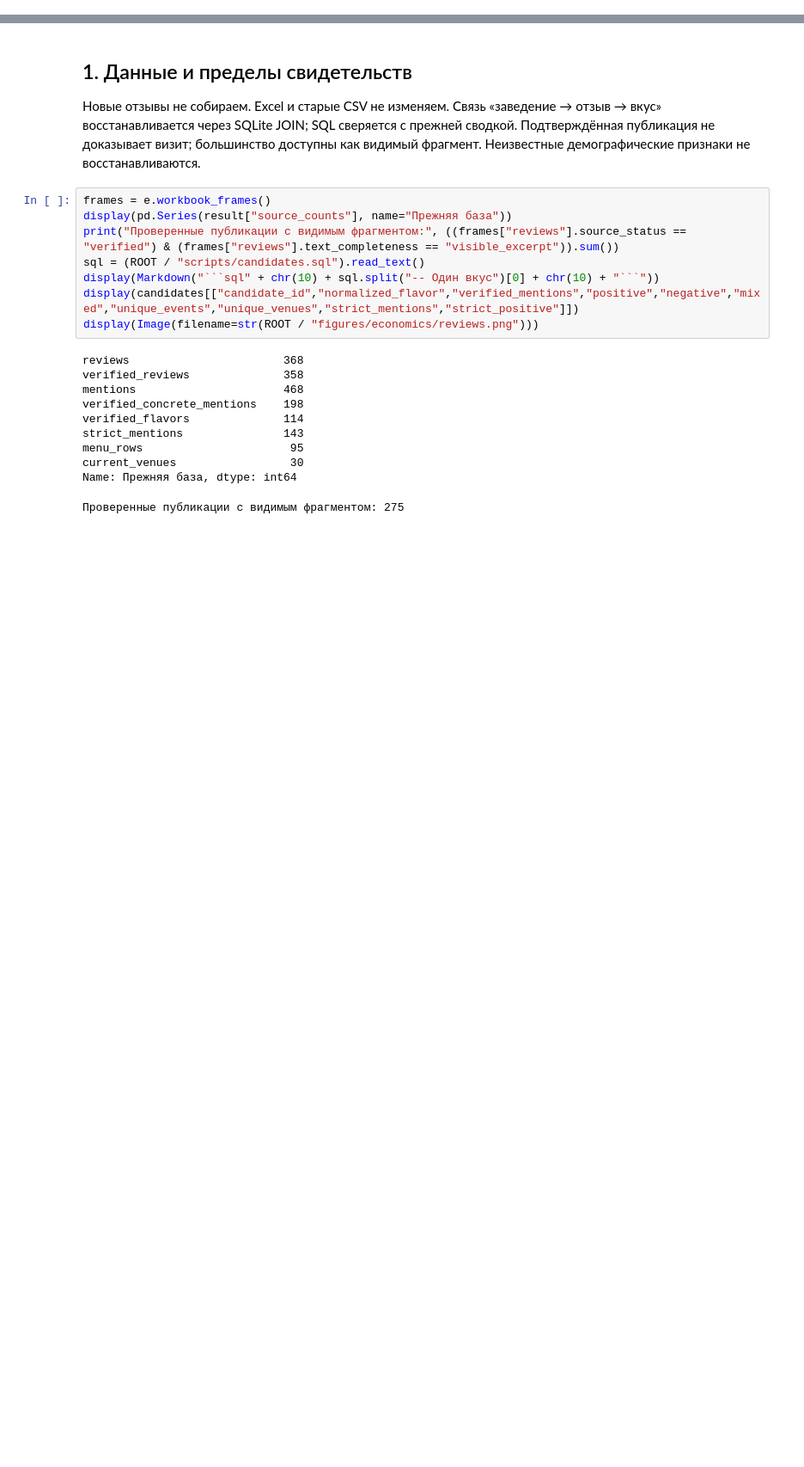
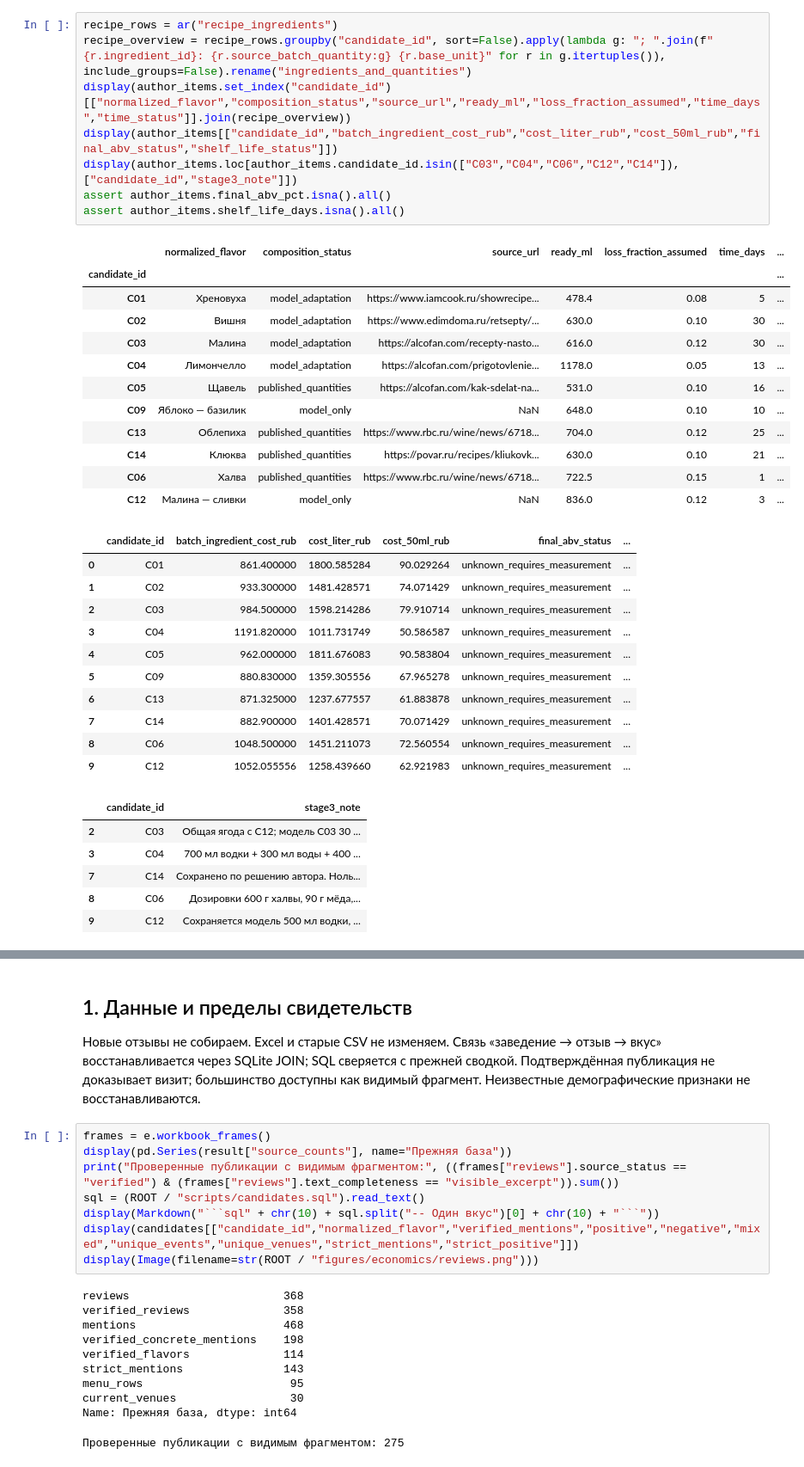
Before and after one commit to Alina-lab/Bar_menu, a Jupyter notebook: assortment_economics.ipynb, the cells around one changed output, grey strips where cells are left out. Shown at 86% size. Saved outputs shown, nothing was run; the diff lists cells and outputs as text; blank space fills up the shorter version.

```diff
--- a/assortment_economics.ipynb
+++ b/assortment_economics.ipynb
@@ -0,0 +89,38 @@
+# %%
+recipe_rows = ar("recipe_ingredients")
+recipe_overview = recipe_rows.groupby("candidate_id", sort=False).apply(lambda g: "; ".join(f"{r.ingredient_id}: {r.source_batch_quantity:g} {r.base_unit}" for r in g.itertuples()), include_groups=False).rename("ingredients_and_quantities")
+display(author_items.set_index("candidate_id")[["normalized_flavor","composition_status","source_url","ready_ml","loss_fraction_assumed","time_days","time_status"]].join(recipe_overview))
+display(author_items[["candidate_id","batch_ingredient_cost_rub","cost_liter_rub","cost_50ml_rub","final_abv_status","shelf_life_status"]])
+display(author_items.loc[author_items.candidate_id.isin(["C03","C04","C06","C12","C14"]), ["candidate_id","stage3_note"]])
+assert author_items.final_abv_pct.isna().all()
+assert author_items.shelf_life_days.isna().all()
+# %% [output]
+|  | normalized_flavor | composition_status | source_url | ready_ml | loss_fraction_assumed | time_days | ... |
+| candidate_id |  |  |  |  |  |  | ... |
+| C01 | Хреновуха | model_adaptation | https://www.iamcook.ru/showrecipe... | 478.4 | 0.08 | 5 | ... |
+| C02 | Вишня | model_adaptation | https://www.edimdoma.ru/retsepty/... | 630.0 | 0.10 | 30 | ... |
+| C03 | Малина | model_adaptation | https://alcofan.com/recepty-nasto... | 616.0 | 0.12 | 30 | ... |
+| C04 | Лимончелло | model_adaptation | https://alcofan.com/prigotovlenie... | 1178.0 | 0.05 | 13 | ... |
+| C05 | Щавель | published_quantities | https://alcofan.com/kak-sdelat-na... | 531.0 | 0.10 | 16 | ... |
+| C09 | Яблоко — базилик | model_only | NaN | 648.0 | 0.10 | 10 | ... |
+| C13 | Облепиха | published_quantities | https://www.rbc.ru/wine/news/6718... | 704.0 | 0.12 | 25 | ... |
+| C14 | Клюква | published_quantities | https://povar.ru/recipes/kliukovk... | 630.0 | 0.10 | 21 | ... |
+| C06 | Халва | published_quantities | https://www.rbc.ru/wine/news/6718... | 722.5 | 0.15 | 1 | ... |
+| C12 | Малина — сливки | model_only | NaN | 836.0 | 0.12 | 3 | ... |
+|  | candidate_id | batch_ingredient_cost_rub | cost_liter_rub | cost_50ml_rub | final_abv_status | ... |
+| 0 | C01 | 861.400000 | 1800.585284 | 90.029264 | unknown_requires_measurement | ... |
+| 1 | C02 | 933.300000 | 1481.428571 | 74.071429 | unknown_requires_measurement | ... |
+| 2 | C03 | 984.500000 | 1598.214286 | 79.910714 | unknown_requires_measurement | ... |
+| 3 | C04 | 1191.820000 | 1011.731749 | 50.586587 | unknown_requires_measurement | ... |
+| 4 | C05 | 962.000000 | 1811.676083 | 90.583804 | unknown_requires_measurement | ... |
+| 5 | C09 | 880.830000 | 1359.305556 | 67.965278 | unknown_requires_measurement | ... |
+| 6 | C13 | 871.325000 | 1237.677557 | 61.883878 | unknown_requires_measurement | ... |
+| 7 | C14 | 882.900000 | 1401.428571 | 70.071429 | unknown_requires_measurement | ... |
+| 8 | C06 | 1048.500000 | 1451.211073 | 72.560554 | unknown_requires_measurement | ... |
+| 9 | C12 | 1052.055556 | 1258.439660 | 62.921983 | unknown_requires_measurement | ... |
+|  | candidate_id | stage3_note |
+| 2 | C03 | Общая ягода с C12; модель C03 30 ... |
+| 3 | C04 | 700 мл водки + 300 мл воды + 400 ... |
+| 7 | C14 | Сохранено по решению автора. Ноль... |
+| 8 | C06 | Дозировки 600 г халвы, 90 г мёда,... |
+| 9 | C12 | Сохраняется модель 500 мл водки, ... |
```
Also changed, not shown: parts of 23 cells of this notebook, 24 other files.
